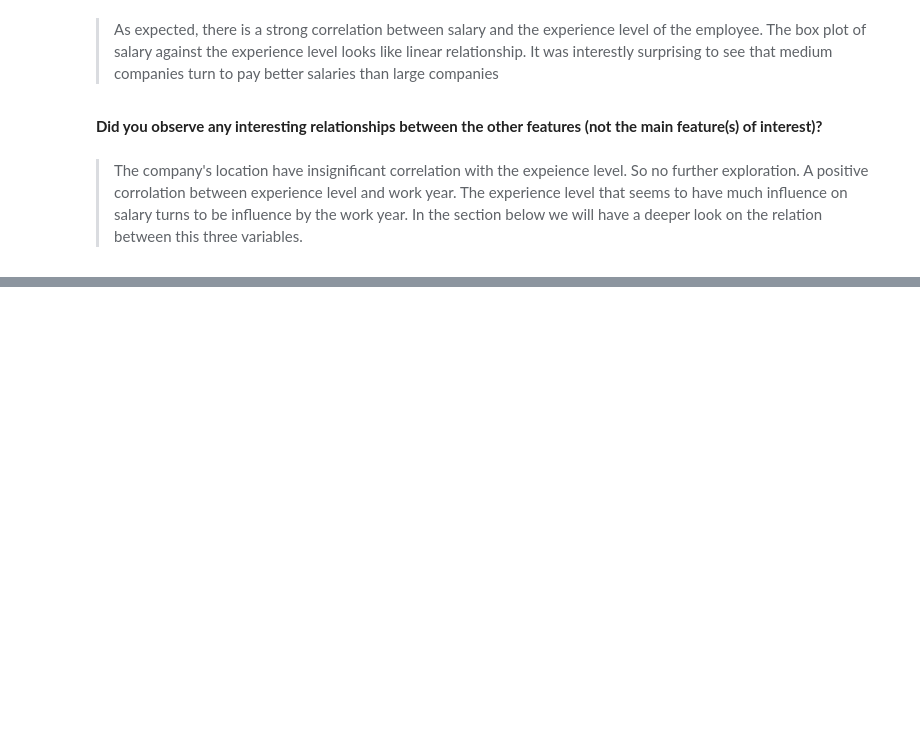
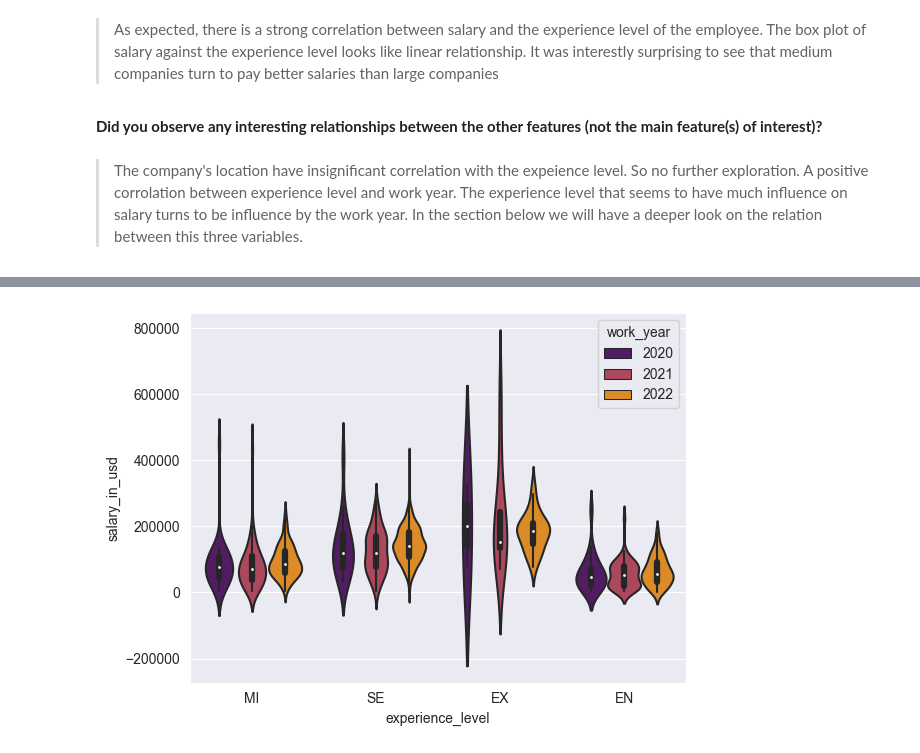
Before and after one commit to Keshtech2002/AI-ML_Salaries, a Jupyter notebook: project.ipynb, the cells around one changed output, grey strips where cells are left out. Drawn from its saved outputs; the diff is of its cells as text; code cells hidden in the pictures; blank space fills up the shorter version.

```diff
--- a/project.ipynb
+++ b/project.ipynb
@@ -669,0 +684,6 @@ plt.show()
+# %%
+# plot matrix of salary in US dollar against categorical features.
+sns.violinplot(data = csv_cleaned, y = 'salary_in_usd', x = 'experience_level', hue='work_year', palette='inferno')
+plt.show();
+# %% [output]
+[figure, added]
```
Also changed, not shown: parts of 14 cells of this notebook.
